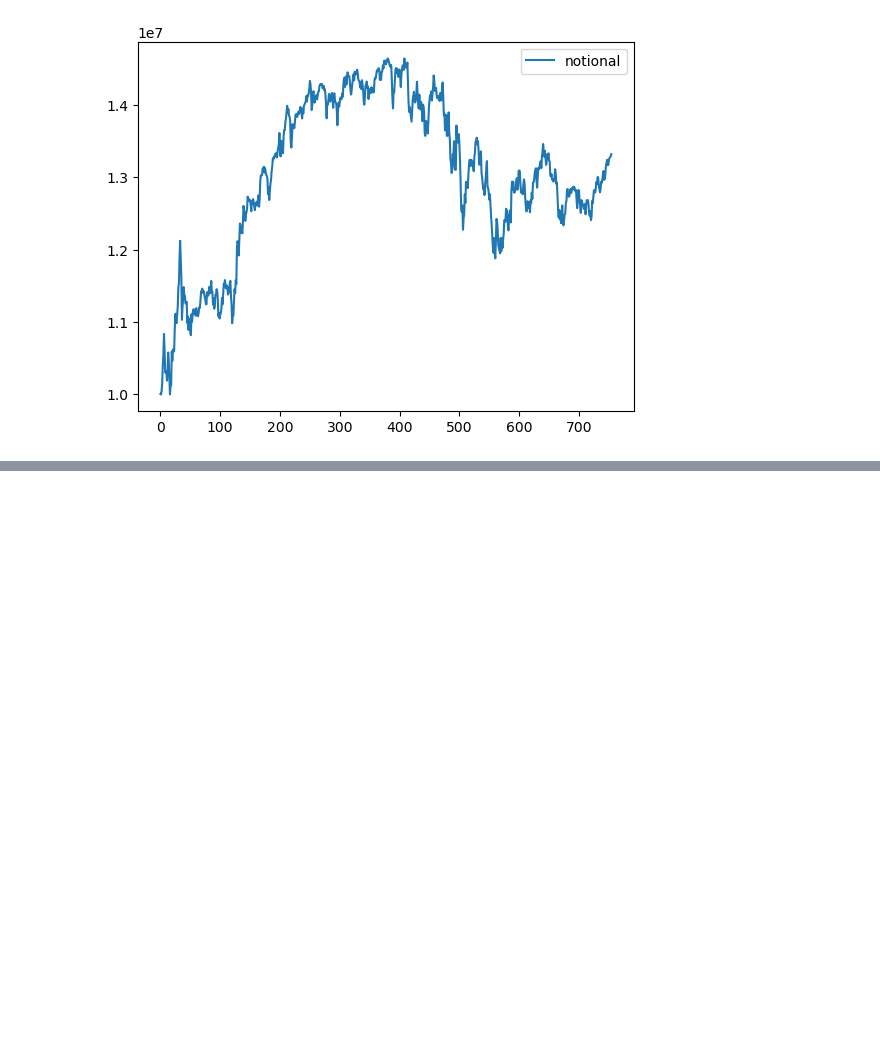
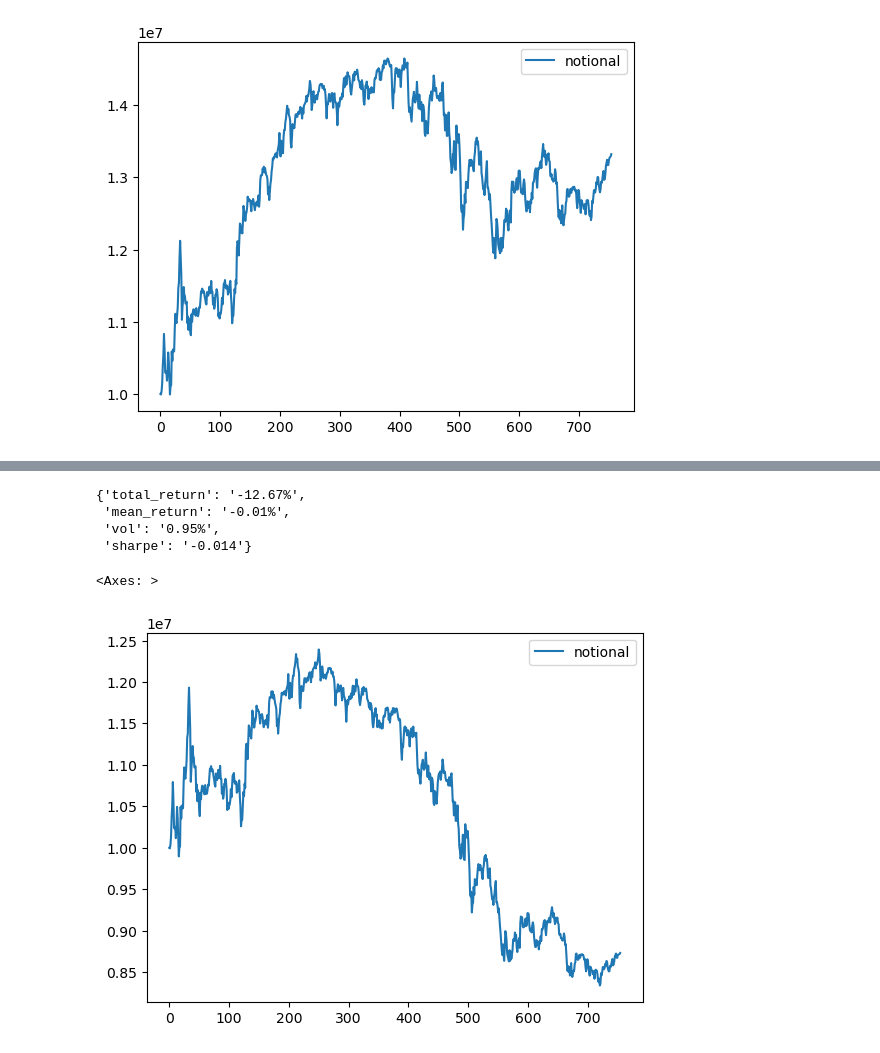
Before and after one commit to LRAbbade/rl, a Jupyter notebook: portfolio env.ipynb, the cells around one changed output, grey strips where cells are left out. Cells and saved outputs as stored; diff of their text form; code cells hidden in the pictures; blank space fills up the shorter version.

Commit message:
create base agent

```diff
--- a/portfolio env.ipynb
+++ b/portfolio env.ipynb
@@ -17,5 +15,0 @@ obs, info = env.reset()
-# %%
-terminated = truncated = False
-while not terminated and not truncated:
-    obs, reward, terminated, truncated, info = env.step(env.action_space.sample())
-    print(env._cur_date, reward, terminated, truncated)
@@ -176,0 +172,4 @@ env.historical_wallet_mtm().plot(y='notional')
+# %%
+agent = RandomWeightedAgent(env)
+# %%
+df, res = agent.run()
@@ -176,0 +315,12 @@ env.historical_wallet_mtm().plot(y='notional')
+# %%
+res
+# %% [output]
+{'total_return': '-12.67%',
+ 'mean_return': '-0.01%',
+ 'vol': '0.95%',
+ 'sharpe': '-0.014'}
+# %%
+df.plot(y='notional')
+# %% [output]
+<Axes: >
+[figure, added]
```
Also changed, not shown: parts of 14 cells of this notebook, 3 other files.
